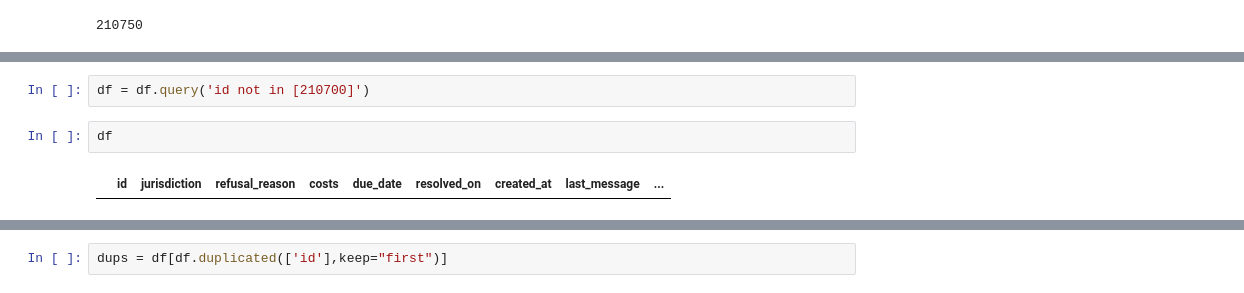
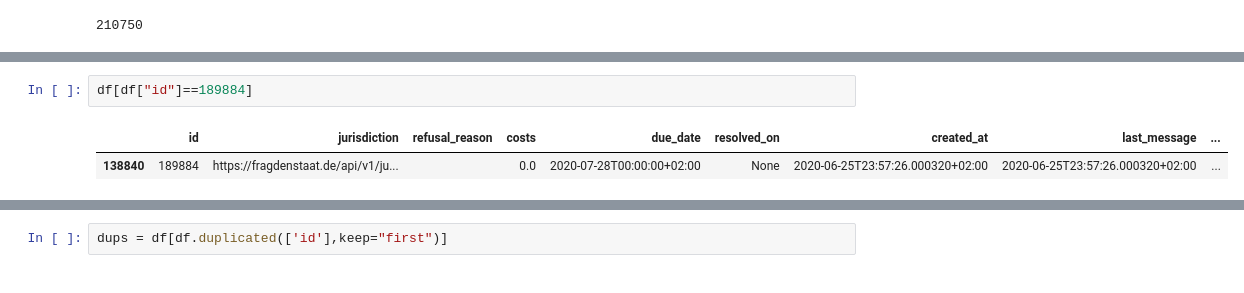
Before and after one commit to CorrelAid/fds_dashboard, a Jupyter notebook: db/python_scripts/pp_test.ipynb, the cells around one changed output, grey strips where cells are left out. Drawn from its saved outputs; the diff is of its cells as text.

```diff
--- a/db/python_scripts/pp_test.ipynb
+++ b/db/python_scripts/pp_test.ipynb
@@ -31,6 +15,5 @@ df
 # %%
-df = df.query('id not in [210700]')
+df[df["id"]==189884]
+# %% [output]
+|  | id | jurisdiction | refusal_reason | costs | due_date | resolved_on | created_at | last_message | ... |
+| 138840 | 189884 | https://fragdenstaat.de/api/v1/ju... |  | 0.0 | 2020-07-28T00:00:00+02:00 | None | 2020-06-25T23:57:26.000320+02:00 | 2020-06-25T23:57:26.000320+02:00 | ... |
-# %%
-df
-# %% [output]
-|  | id | jurisdiction | refusal_reason | costs | due_date | resolved_on | created_at | last_message | ... |
```
Also changed, not shown: parts of 5 cells of this notebook, 3 other files.
